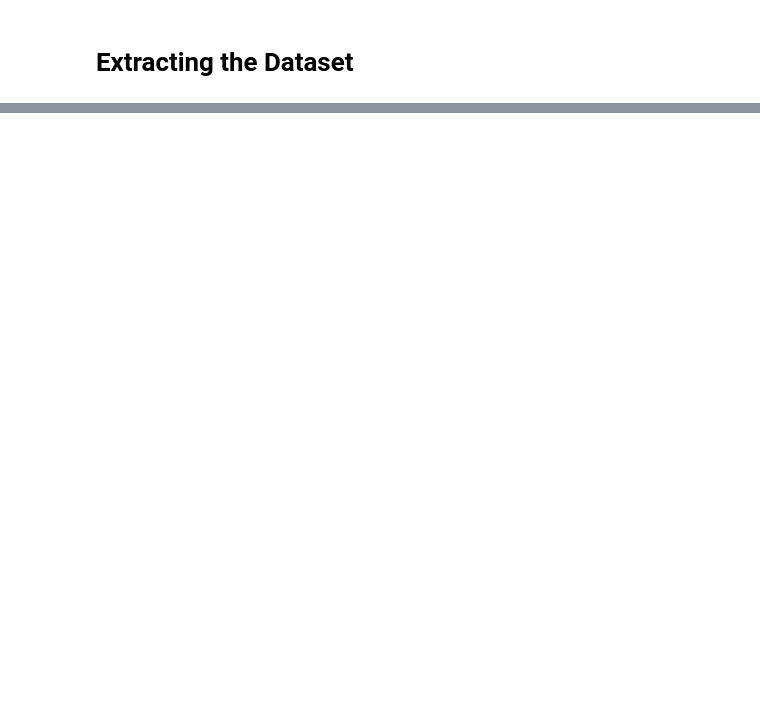
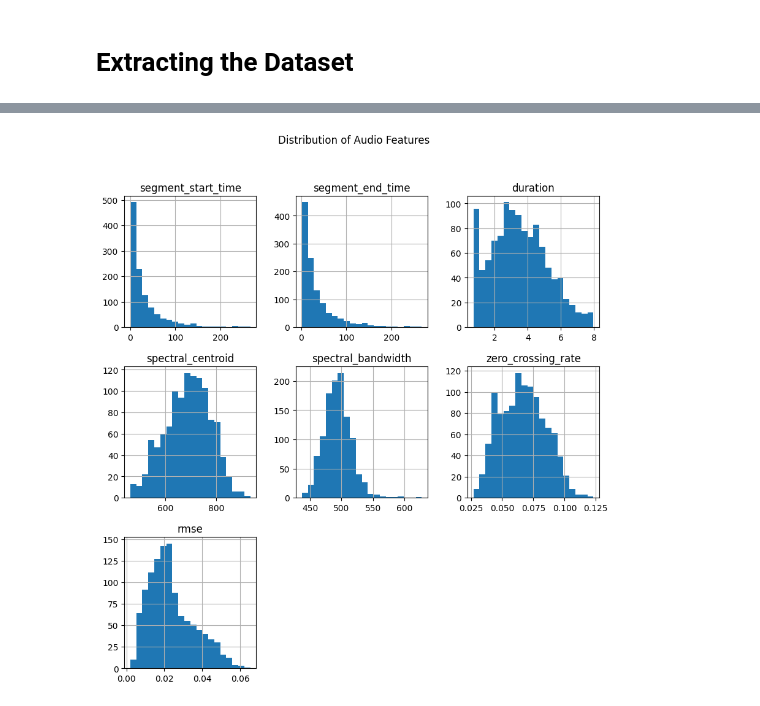
Before and after one commit to vdorn5/aai-501-final, a Jupyter notebook: src/extract.ipynb, the cells around one changed output, grey strips where cells are left out. Saved outputs shown, nothing was run; the diff lists cells and outputs as text; code cells hidden in the pictures; blank space fills up the shorter version.

```diff
--- a/src/extract.ipynb
+++ b/src/extract.ipynb
@@ -63,0 +212,7 @@ hrs:mins:secs= 03:13:58
+# %%
+# histograms for features
+data_features.drop('audio', axis=1).hist(bins=20, figsize=(10, 10))
+plt.suptitle('Distribution of Audio Features')
+plt.show()
+# %% [output]
+[figure, added]
```
Also changed, not shown: parts of 16 cells of this notebook, 11 other files.
